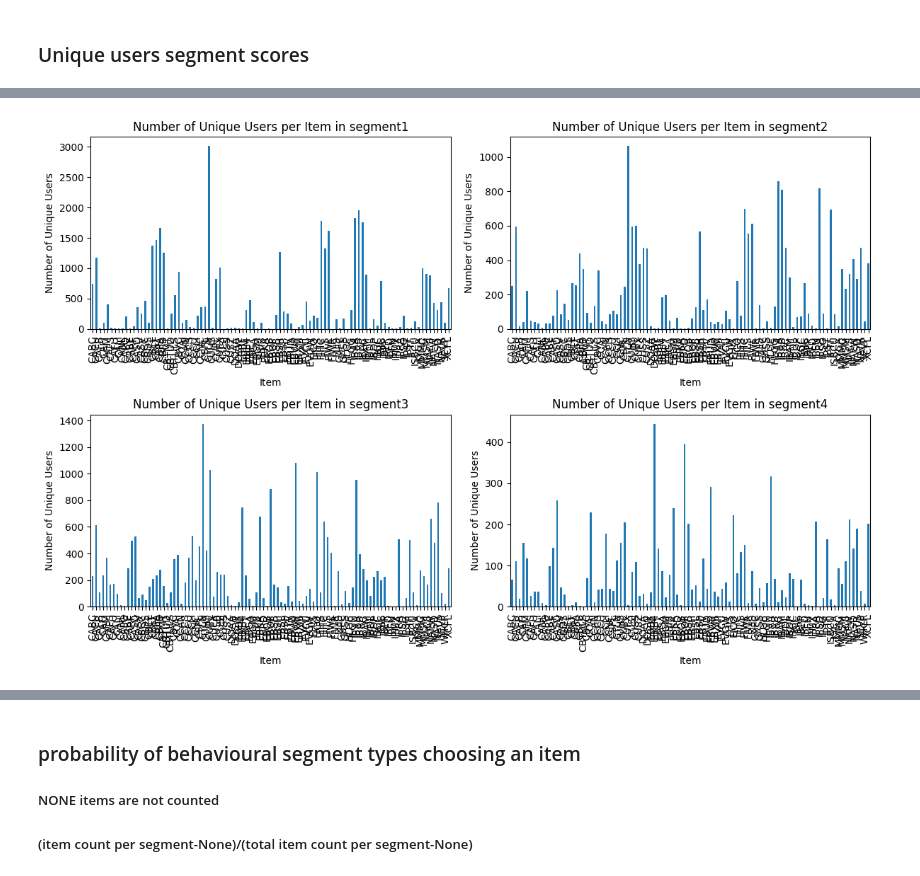
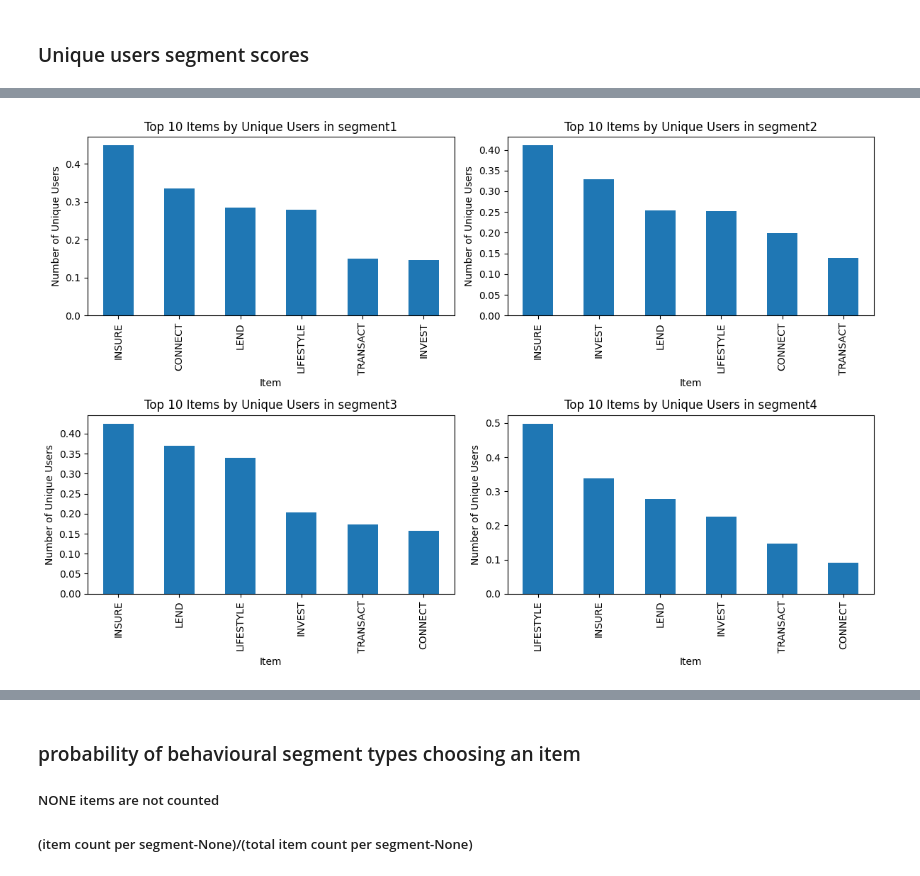
Before and after one commit to lizesteyn/FNBdataquest, a Jupyter notebook: LightFM_eda.ipynb, the cells around one changed output, grey strips where cells are left out. Cells and saved outputs as stored; diff of their text form; code cells hidden in the pictures.

```diff
--- a/LightFM_eda.ipynb
+++ b/LightFM_eda.ipynb
@@ -287,11 +412,17 @@ plt.show()
 # %%
+# Calculate the number of unique users in each segment
+data = pd.read_csv("./fnb_datav2.csv")
+data = data[data['item'] != 'NONE']
+# Remove
+data = data.drop(columns = ["item_descrip"])
+sorted_segs = sorted(data['segment'].unique())
 # Calculate the number of unique users in each segment
 unique_users_per_segment = data.groupby('segment')['idcol'].nunique()
 
 # Calculate the number of unique users for each item within each segment
 unique_users_per_item_per_segment = {}
 
-for segment in sorted_items:
+for segment in sorted_segs:
     # Filter the data to include only rows where 'segment' is equal to the current segment and remove any 'NONE' items
     item_seg_data = data[(data['segment'] == segment) & (data['item'] != 'NONE')]
 
@@ -308,7 +439,7 @@ for segment in sorted_items:
 fig, axs = plt.subplots(2, 2, figsize=(12, 8))
 
 # Iterate over sorted segments and corresponding subplot axes
-for segment, ax in zip(sorted_items, axs.flatten()):
+for segment, ax in zip(sorted_segs, axs.flatten()):
     # Retrieve the number of unique users for each item within the segment
     unique_users_per_item = unique_users_per_item_per_segment[segment]
 
@@ -323,4 +454,10 @@ for segment, ax in zip(sorted_items, axs.flatten()):
 
 plt.tight_layout()
 plt.show()
+
+# Debugging output to verify the dictionary content and print sums
+for segment, unique_users in unique_users_per_item_per_segment.items():
+    print(f"Segment: {segment}")
+    print(unique_users.head())
+    print(f"Sum for {segment}: {unique_users.sum()}")
 # %% [output]
@@ -328,32 +482,78 @@ plt.show()
 # %%
+data = pd.read_csv("./fnb_datav2.csv")
+#unique_users_per_segment = data.groupby('segment')['idcol'].nunique()
+
 
 # Calculate the number of unique users for each item within each segment
 unique_users_per_item_per_segment = {}
 
-for segment in sorted_items:
+for segment in sorted_segs:
     # Filter the data to include only rows where 'segment' is equal to the current segment and remove any 'NONE' items
-    item_seg_data = data[(data['segment'] == segment) & (data['item'] != 'NONE')]
+    segment_data = data[(data['segment'] == segment) & (data['item_type'] != 'ALL')]
 
     # Calculate the number of unique users for each item
-    unique_users_per_item = item_seg_data.groupby('item')['idcol'].nunique()
+    unique_users_per_item = segment_data.groupby('item_type')['idcol'].nunique().sort_values(ascending=False)
+    unique_users_per_segment = segment_data['idcol'].nunique()
+    # Normalize the number of unique users for each item by the total number of unique users in the segment
+    normalized_unique_users_per_item = unique_users_per_item / unique_users_per_segment
 
-    # Store the number of unique users for each item within the segment
-    unique_users_per_item_per_segment[segment] = unique_users_per_item
+    # Store the normalized number of unique users for each item within the segment
+    unique_users_per_item_per_segment[segment] = normalized_unique_users_per_item
 
+print(unique_users_per_item_per_segment)
 # Create subplots
 fig, axs = plt.subplots(2, 2, figsize=(12, 8))
 
 # Iterate over sorted segments and corresponding subplot axes
-for segment, ax in zip(sorted_items, axs.flatten()):
+for segment, ax in zip(sorted_segs, axs.flatten()):
     # Retrieve the number of unique users for each item within the segment
     unique_users_per_item = unique_users_per_item_per_segment[segment]
 
-    # Plot the number of unique users for each item
-    unique_users_per_item.plot(kind='bar', ax=ax)
+    # Select the top 10 items
+    top_10_items = unique_users_per_item.head(10)
+
+    # Plot the number of unique users for each top 10 item, sorted from large to small values
+    top_10_items.plot(kind='bar', ax=ax)
     ax.set_xlabel('Item')
     ax.set_ylabel('Number of Unique Users')
-    ax.set_title(f'Number of Unique Users per Item in {segment}')
+    ax.set_title(f'Top 10 Items by Unique Users in {segment}')
 
 plt.tight_layout()
 plt.show()
+# Debugging output to verify the dictionary content and print sums
+for segment, unique_users in unique_users_per_item_per_segment.items():
+    print(f"Segment: {segment}")
+    print(unique_users.head())
+    print(f"Sum for {segment}: {unique_users.sum()}")
+
+
+# #REMOVE 'ALL' ROWS
+# # Sort unique segment values in ascending order
+# sorted_segments = sorted(data['segment'].unique())
+
+# # Create a figure and axis objects for subplots
+# fig, axs = plt.subplots(2, 2, figsize=(12, 8))  # 2 rows, 2 columns
+
+# # Iterate over sorted segments and corresponding subplot axes
+# for segment, ax in zip(sorted_segments, axs.flatten()):
+#     # Filter the data to include only rows where 'segment' is equal to the current segment and item_type is not 'ALL'
+#     segment_data = data[(data['segment'] == segment) & (data['item_type'] != 'ALL')]
+
+#     # Calculate the frequency of each 'item_type' for the segment
+#     item_type_counts = segment_data['item_type'].value_counts()
+
+#     # Calculate the total count of all 'item_type' entries for the segment
+#     total_item_count = segment_data.shape[0]  # Count the rows in segment_data DataFrame
+
+#     # Normalize the frequency of each 'item_type' by the total number of all 'item_type' entries for the segment
+#     normalized_item_types = item_type_counts.div(total_item_count)
+
+#     # Plot the normalized frequency of 'item_type' for the current segment
+#     normalized_item_types.plot(kind='bar', ax=ax)
+#     ax.set_xlabel('Item type')
+#     ax.set_ylabel('Normalized Frequency')
+#     ax.set_title(f'Normalized Frequency of Item types in {segment}')
+
+# plt.tight_layout()
+# plt.show()
 # %% [output]
@@ -360 +577 @@ plt.show()
-[figure, old version]
+[figure, new version]
```
Also changed, not shown: parts of 20 cells of this notebook.
